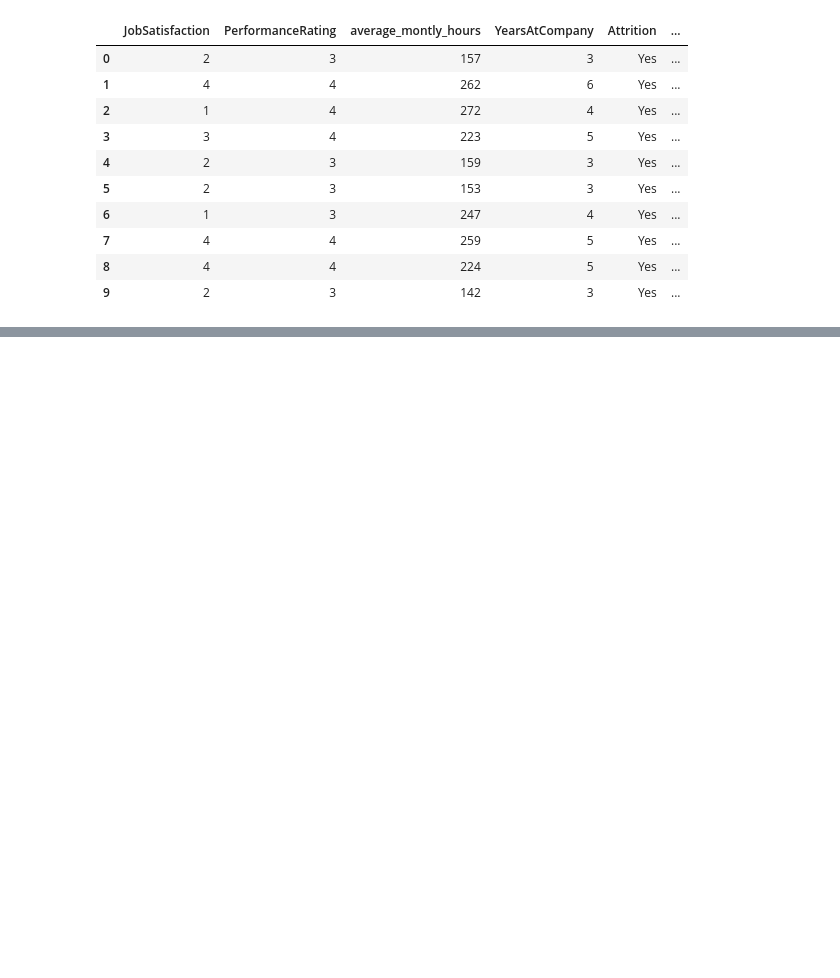
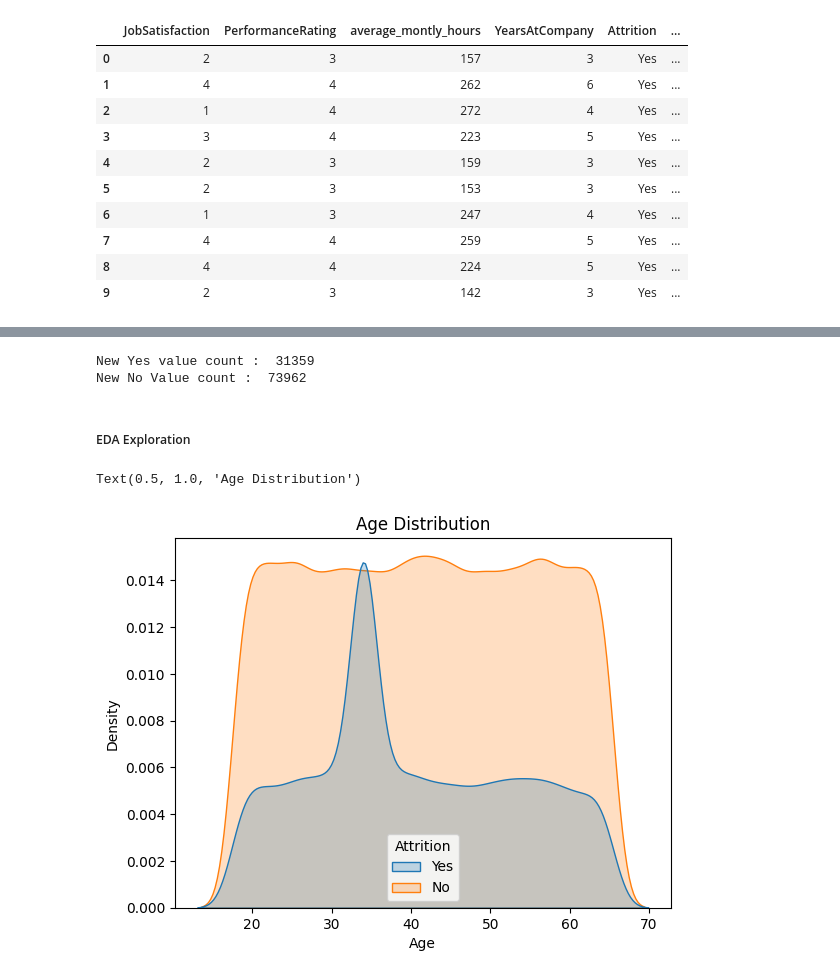
Before and after one commit to SanjanaMahapatra/HR_Analytics_Prediction_Models, a Jupyter notebook: Objective_3/model.ipynb, the cells around one changed output, grey strips where cells are left out. Saved outputs shown, nothing was run; the diff lists cells and outputs as text; code cells hidden in the pictures; blank space fills up the shorter version.

Commit message:
data cleaning and preprocessing done for objective 3 by merging 3 different datasets

```diff
--- a/Objective_3/model.ipynb
+++ b/Objective_3/model.ipynb
@@ -277,0 +448,3 @@ def convert_avg_montly_rate(val):
+# %%
+emp_attrition_dataset= emp_attrition_dataset.drop(['Absenteeism Rate'], axis=1)
+emp_attrition_dataset.head(10)
@@ -277,0 +463,3 @@ def convert_avg_montly_rate(val):
+# %%
+combined_dataset = pd.concat([combined_dataset, emp_attrition_dataset], ignore_index=True)
+combined_dataset.isnull().sum()
@@ -277,0 +484,34 @@ def convert_avg_montly_rate(val):
+# %%
+combined_dataset = combined_dataset.interpolate()
+# %%
+combined_dataset['BusinessTravel'].fillna(combined_dataset['BusinessTravel'].mode()[0], inplace=True)
+
+combined_dataset['Attrition'].fillna(combined_dataset['Attrition'].mode()[0], inplace=True)
+
+
+print("Previous Yes value count : ", (combined_dataset['Attrition'] == 'Yes').sum())
+print("Previous No Value count : ", (combined_dataset['Attrition'] == 'No').sum())
+
+
+## changing 30% data of attrition from 'No' to 'Yes' to remove the biasing of the dataset
+
+no_count = (combined_dataset['Attrition'] == 'No').sum()
+yes_count = (combined_dataset['Attrition'] == 'Yes').sum()
+
+no_count_30_per = int(0.30 * no_count)
+
+for indx in range(0, no_count_30_per):
+  combined_dataset.at[indx, 'Attrition'] = 'Yes'
+
+
+
+combined_dataset['EducationField'].fillna(combined_dataset['EducationField'].mode()[0], inplace=True)
+combined_dataset['Exit Interview Feedback'].fillna(combined_dataset['Exit Interview Feedback'].mode()[0], inplace=True)
+combined_dataset['Promotion Count'].fillna(combined_dataset['Promotion Count'].mode()[0], inplace=True)
+
+# combined_dataset['Reason for Leaving'].fillna(combined_dataset['Reason for Leaving'].mode()[0], inplace=True)
+
+combined_dataset['Reason for Leaving'].fillna(lambda x: combined_dataset['Reason for Leaving'].mode()[0] if x['Attrition'] == 'Yes' else 'NA', inplace=True)
+
+
+combined_dataset['OverTime'].fillna(combined_dataset['OverTime'].mode()[0], inplace=True)
@@ -277,0 +541,16 @@ def convert_avg_montly_rate(val):
+# %%
+print("New Yes value count : ", (combined_dataset['Attrition'] == 'Yes').sum())
+print("New No Value count : ", (combined_dataset['Attrition'] == 'No').sum())
+# %% [output]
+New Yes value count :  31359
+New No Value count :  73962
+# %% [markdown]
+##### EDA Exploration
+# %%
+## age distribution due to attrition rate
+
+sns.kdeplot(data=combined_dataset, x='Age', hue='Attrition', fill=True)
+plt.title("Age Distribution")
+# %% [output]
+Text(0.5, 1.0, 'Age Distribution')
+[figure, added]
```
Also changed, not shown: parts of 24 cells of this notebook, 2 other files.
